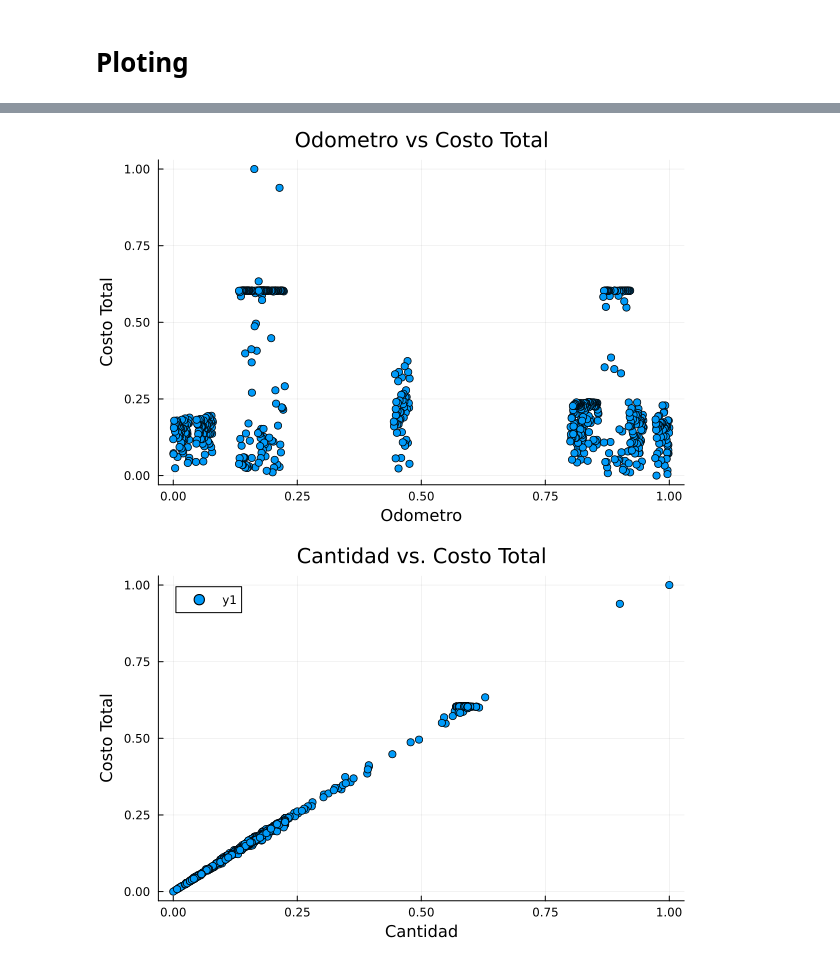
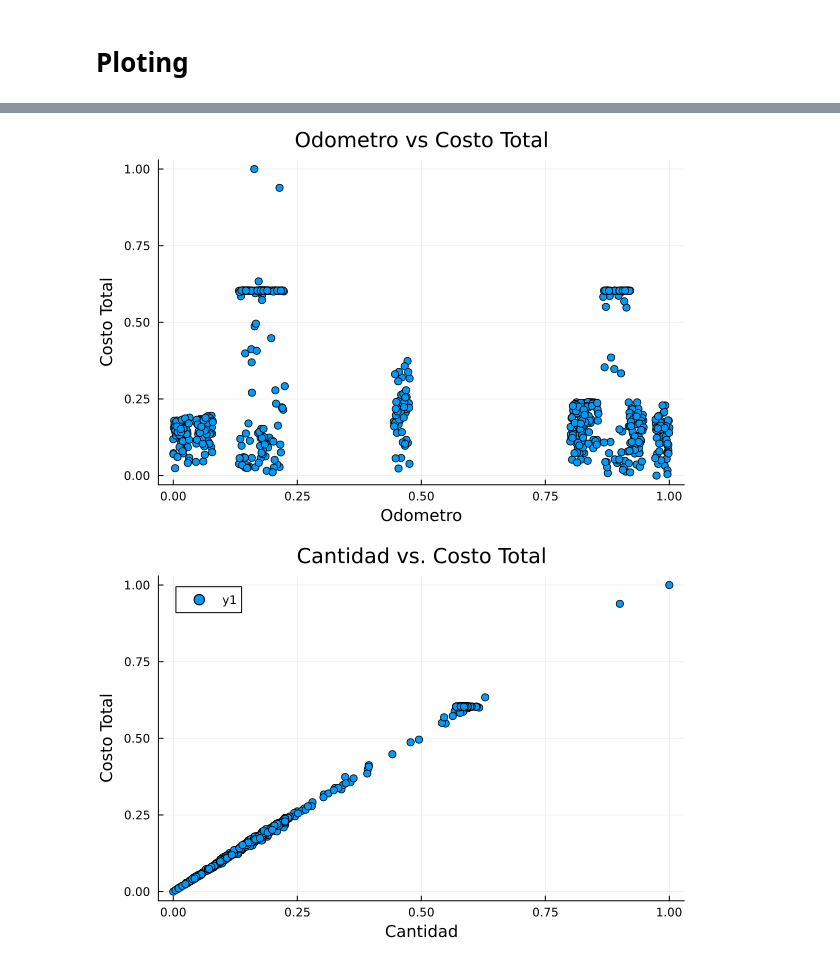
Before and after one commit to 00sen/JuliaLinearRegressionProject, a Jupyter notebook: dam.ipynb, the cells around one changed output, grey strips where cells are left out. Saved outputs shown, nothing was run; the diff lists cells and outputs as text; code cells hidden in the pictures.

```diff
--- a/dam.ipynb
+++ b/dam.ipynb
@@ -123,6 +144,7 @@ propertynames(df)
 # %%
 # Convert S and N to 1 and 0 respectively
-df.Tanque_Lleno = df.Tanque_Lleno .== "S"
+# df.Tanque_Lleno = df.Tanque_Lleno .== "S"
+transform!(df, :Tanque_Lleno => ByRow(x -> x == "S" ? 1 : 0) => :Tanque_Lleno)
 
 #---------------------------------------------------------------
 
@@ -277,5 +306,5 @@ scatter(df.Odometro_Norm, df.Cantidad_Norm, title="Odometro vs Cantidad Combusti
 # %%
-scatter(df.Odometro_Norm, df.Costo_Total_Norm, title="Odometro vs Costo Total", xlabel="Odometro", ylabel="Costo Total", legend=false)
+scatter(shuffled_df.Odometro_Norm,shuffled_df.Costo_Total_Norm, title="Odometro vs Costo Total", xlabel="Odometro", ylabel="Costo Total", legend=false)
 # %% [output]
-[figure, old version]
+[figure, new version]
 # %%
```
Also changed, not shown: parts of 26 cells of this notebook.
